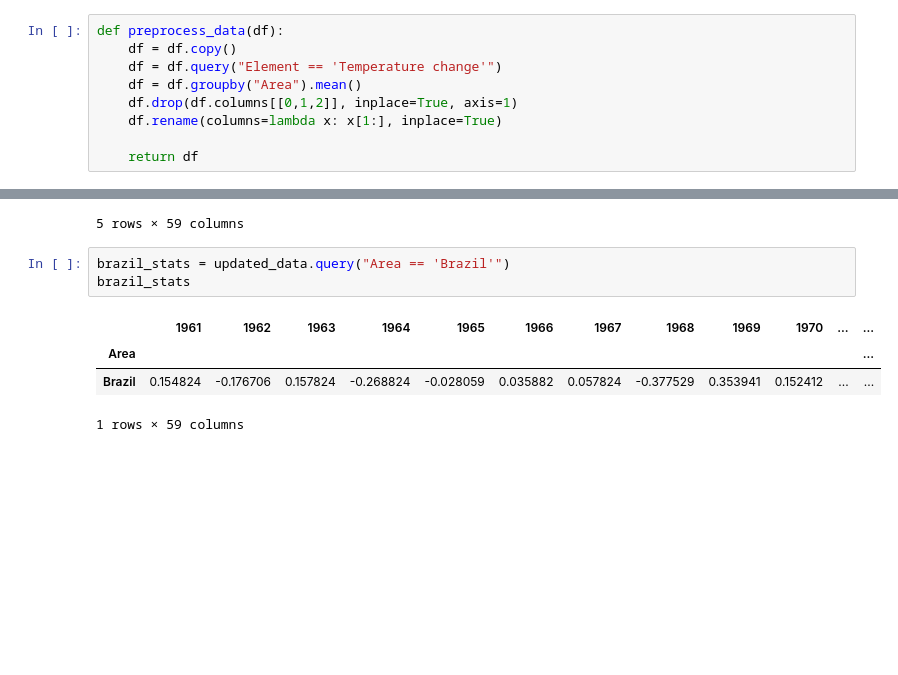
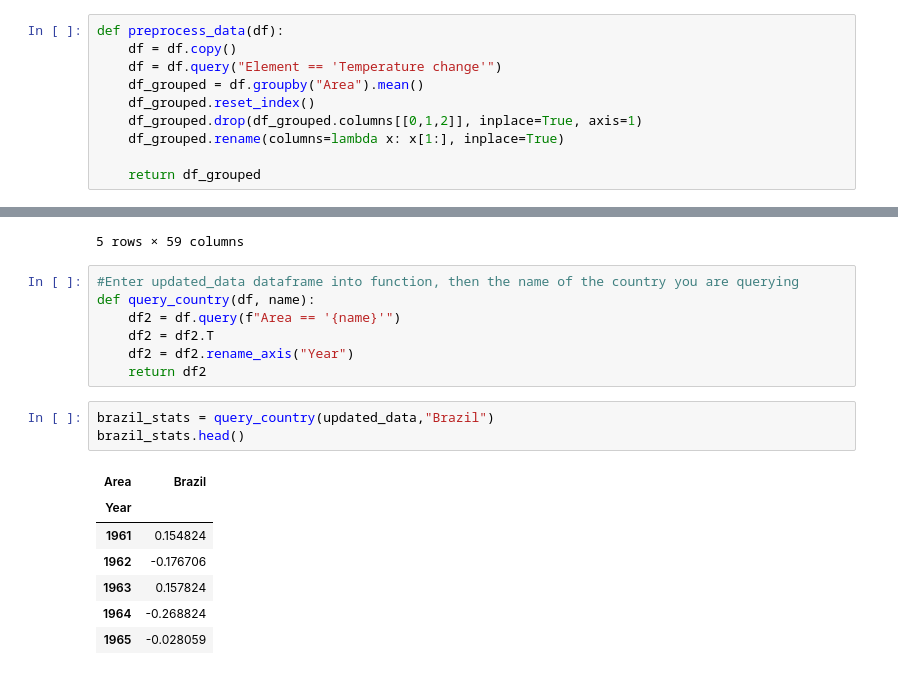
Before and after one commit to ramarh1/Global-Temperatures, a Jupyter notebook: global_temps.ipynb, the cells around one changed output, grey strips where cells are left out. Cells and saved outputs as stored; diff of their text form; blank space fills up the shorter version.

```diff
--- a/global_temps.ipynb
+++ b/global_temps.ipynb
@@ -23,11 +23,12 @@ data.head(10)
 def preprocess_data(df):
     df = df.copy()
     df = df.query("Element == 'Temperature change'")
-    df = df.groupby("Area").mean()
-    df.drop(df.columns[[0,1,2]], inplace=True, axis=1)
-    df.rename(columns=lambda x: x[1:], inplace=True)
+    df_grouped = df.groupby("Area").mean()
+    df_grouped.reset_index()
+    df_grouped.drop(df_grouped.columns[[0,1,2]], inplace=True, axis=1)
+    df_grouped.rename(columns=lambda x: x[1:], inplace=True)
 
-    return df
+    return df_grouped
 # %%
 updated_data = preprocess_data(data)
 updated_data.head()
@@ -40,11 +41,21 @@ updated_data.head()
 | Algeria | 0.302059 | 0.029706 | 0.176824 | 0.056529 | -0.062353 | 0.320412 | -0.072647 | 0.038000 | 0.183000 | 0.139824 | ... | ... |
 | American Samoa | -0.028941 | -0.106000 | 0.096471 | -0.275529 | -0.413412 | 0.133294 | -0.372353 | -0.150471 | 0.092235 | -0.112118 | ... | ... |
 5 rows × 59 columns
+# %%
+#Enter updated_data dataframe into function, then the name of the country you are querying
+def query_country(df, name):
+    df2 = df.query(f"Area == '{name}'")
+    df2 = df2.T
+    df2 = df2.rename_axis("Year")
+    return df2
 # %%
-brazil_stats = updated_data.query("Area == 'Brazil'")
-brazil_stats
+brazil_stats = query_country(updated_data,"Brazil")
+brazil_stats.head()
 # %% [output]
-|  | 1961 | 1962 | 1963 | 1964 | 1965 | 1966 | 1967 | 1968 | 1969 | 1970 | ... | ... |
-| Area |  |  |  |  |  |  |  |  |  |  |  | ... |
-| Brazil | 0.154824 | -0.176706 | 0.157824 | -0.268824 | -0.028059 | 0.035882 | 0.057824 | -0.377529 | 0.353941 | 0.152412 | ... | ... |
+| Area | Brazil |
+| Year |  |
+| 1961 | 0.154824 |
+| 1962 | -0.176706 |
+| 1963 | 0.157824 |
+| 1964 | -0.268824 |
+| 1965 | -0.028059 |
-1 rows × 59 columns
```
Also changed, not shown: parts of 1 cell of this notebook.
